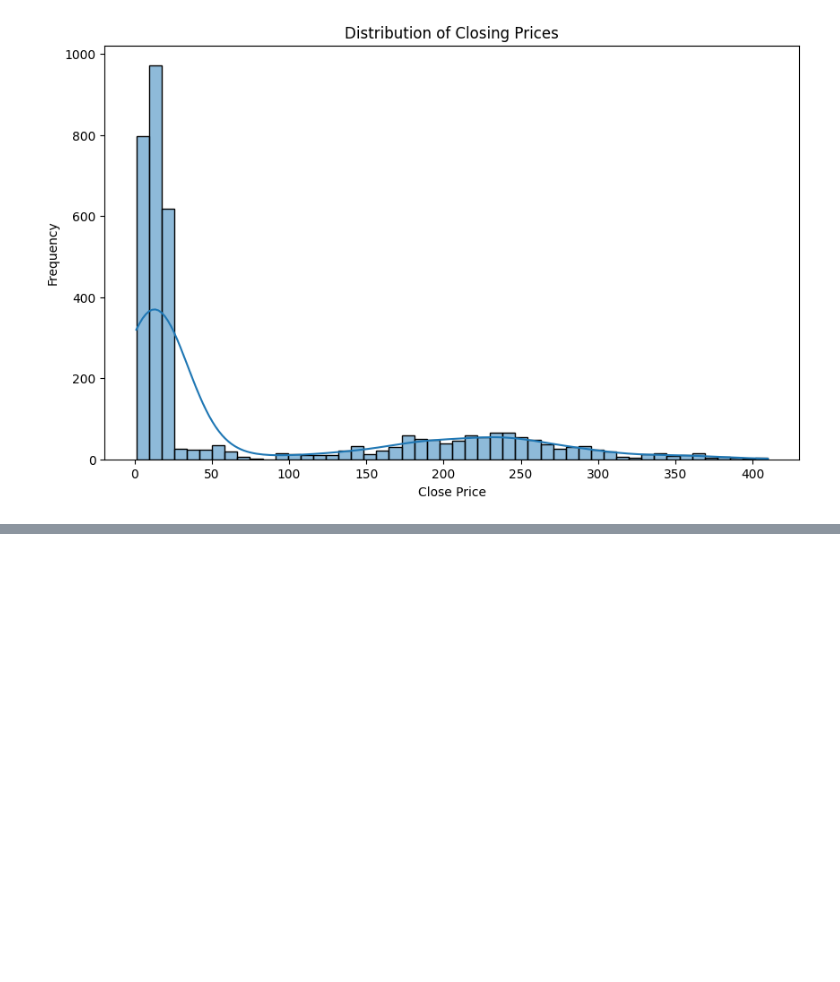
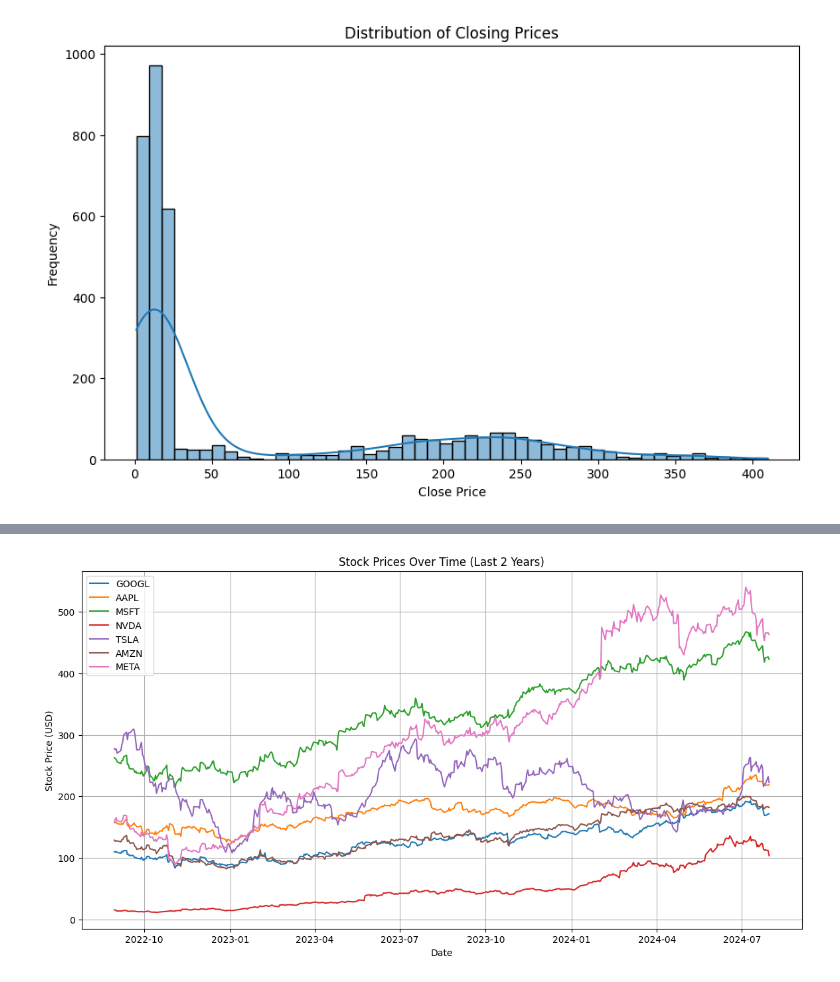
Before and after one commit to beza328/Stock-data-Analysis, a Jupyter notebook: notebooks/Stock market data.ipynb, the cells around one changed output, grey strips where cells are left out. Saved outputs shown, nothing was run; the diff lists cells and outputs as text; code cells hidden in the pictures; blank space fills up the shorter version.

```diff
--- a/notebooks/Stock market data.ipynb
+++ b/notebooks/Stock market data.ipynb
@@ -792,0 +807,15 @@ plt.show()
+# %%
+# Create a combined DataFrame
+combined_data = pd.DataFrame({
+    'GOOGL': Goog['Close'],
+    'AAPL': Apple['Close'],
+    'MSFT': Msft['Close'],
+    'NVDA': nvda['Close'],
+    'TSLA': tsla['Close'],
+    'AMZN': Amzn['Close'],
+    'META': Meta['Close'],
+
+})
+
+# Display the first few rows to check the combined data
+print(combined_data.head())
@@ -792,0 +830,11 @@ plt.show()
+# %%
+import datetime
+
+# Define the cutoff date for the last 5 years
+cutoff_date = datetime.datetime.now() - pd.DateOffset(years=2)
+
+# Filter the combined data for the last 5 years
+last_2_years_data = combined_data[combined_data.index >= cutoff_date]
+
+# Display the first few rows of the filtered data
+print(last_2_years_data.head())
@@ -792,0 +857,16 @@ plt.show()
+# %%
+# Plot the stock prices for the last 5 years
+plt.figure(figsize=(14, 7))
+
+# Plot each stock's closing price
+for ticker in last_2_years_data.columns:
+    plt.plot(last_2_years_data.index, last_2_years_data[ticker], label=ticker)
+
+plt.title('Stock Prices Over Time (Last 2 Years)')
+plt.xlabel('Date')
+plt.ylabel('Stock Price (USD)')
+plt.legend(loc='upper left')
+plt.grid(True)
+plt.show()
+# %% [output]
+[figure, added]
```
Also changed, not shown: parts of 16 cells of this notebook, 1 other file.
